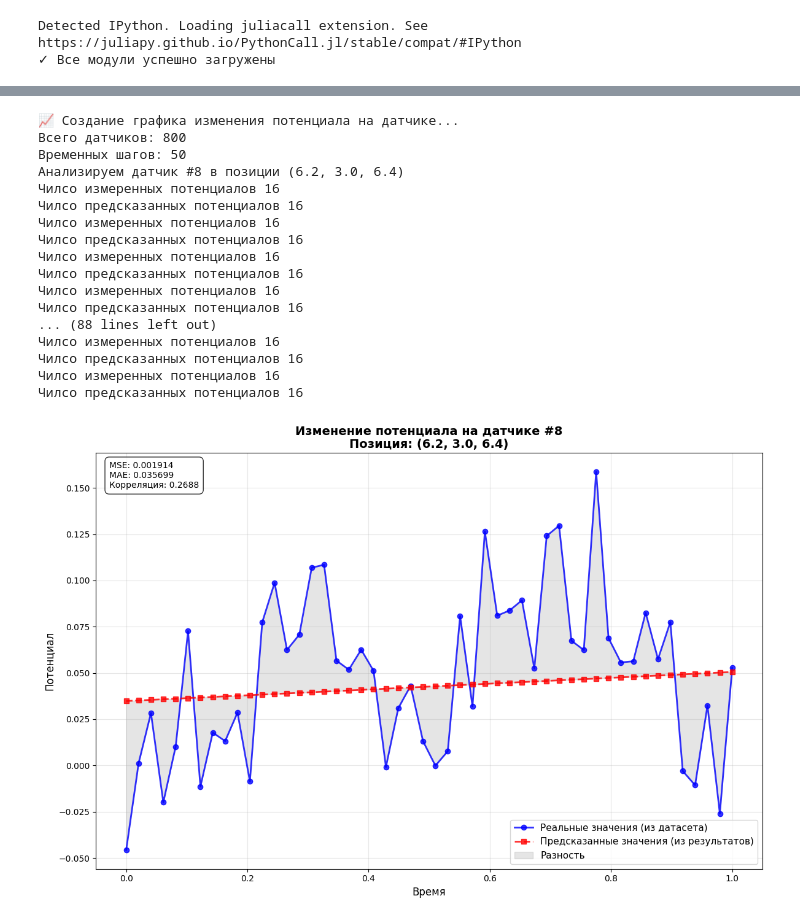
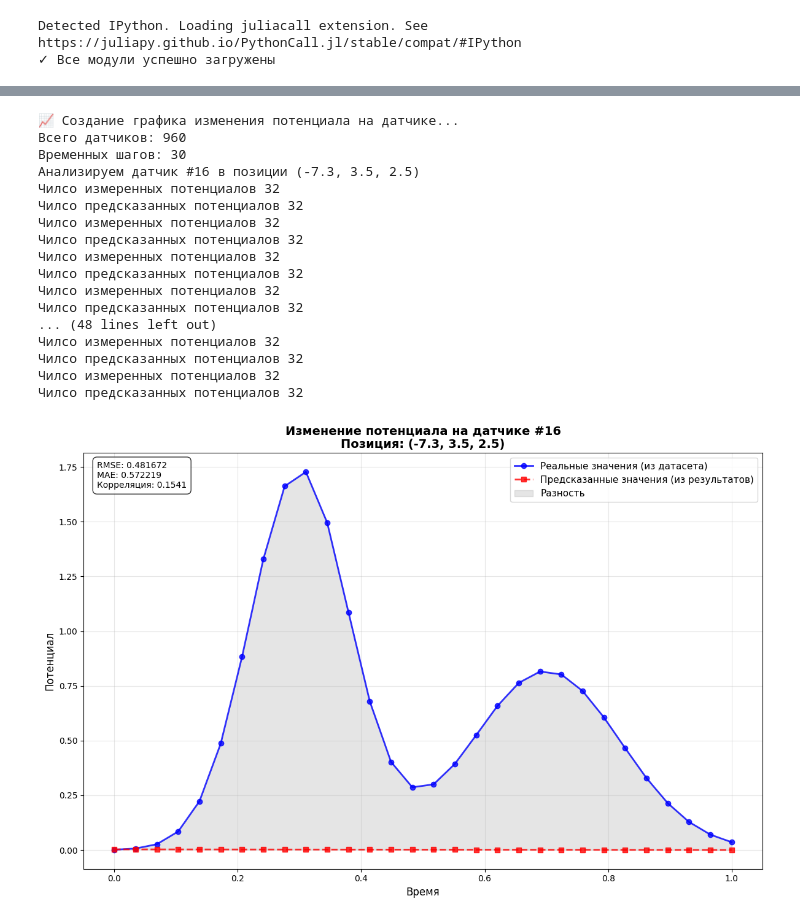
Before and after one commit to lopate/inverse-npde, a Jupyter notebook: examples/eeg_realistic_demo.ipynb, the cells around one changed output, grey strips where cells are left out. Cells and saved outputs as stored; diff of their text form; code cells hidden in the pictures.

```diff
--- a/examples/eeg_realistic_demo.ipynb
+++ b/examples/eeg_realistic_demo.ipynb
@@ -35,15 +35,15 @@ Detected IPython. Loading juliacall extension. See https://juliapy.github.io/Pyt
 # %%
 ## Шаг 1: Создание реалистичного EEG эксперимента
 # Создаем EEG эксперимент с реалистичными параметрами
-n_sensors = 16
+n_sensors = 32
 print("🧠 Создание реалистичного EEG эксперимента...")
 
 # Генерируем данные
 measured_points, generator = create_eeg_experiment(
     num_sensors=n_sensors,        # 32 датчика (для быстрого теста)
-    sampling_rate = 50,
+    sampling_rate = 30,
     duration = 1,
-    noise_level=0.03,      # Уровень шума 1%
+    noise_level=0,      # Уровень шума 1%
     save_visualization=True
 
 )
@@ -138,15 +138,15 @@ solver = EEGInverseSolver(
 
     neural_config={
             "input_dim": 4,  # x, y, z, t
-            "hidden_layers": [32, 32],  # Скрытые слои
+            "hidden_layers": [32, 64, 32],  # Скрытые слои
             "output_dim": 8,  # φ, Ax, Ay, Az, ρ, jx, jy, jz
             "activation": "σ",  # sigmoid activation
             "use_gpu": True,  # Использовать GPU если доступен
     },
 
     optimization_config={
-        'optimizer': 'adam',
-        'learning_rate': 0.001,
+        'optimizer': 'adam',  # Используем L-BFGS для лучшей сходимости
+        'learning_rate': 0.005,
         'max_iterations': 500,  # Увеличиваем для EEG
         'log_frequency': 25,
         'use_tensorboard': False,
@@ -154,16 +154,29 @@ solver = EEGInverseSolver(
     },
 
     domain={
-        'x_range': [-20.0, 20.0],
-        'y_range': [-20.0, 20.0],
-        'z_range': [-20.0, 20.0],
+        'x_range': [-13.0, 13.0],
+        'y_range': [-13.0, 13.0],
+        'z_range': [-13.0, 13.0],
         't_range': [0.0, 1],  # Соответствует продолжительности 0.5 сек
-        'num_points': 100,
+        'num_points': 4096, # 65536 точек для EEG (уменьшено для быстрого теста)
     },
+
+    pml_config = PMLConfig(
+        enabled=True,
+        pml_thickness_ratio=0.15,
+        polynomial_order=3,
+        sigma_max=None, # Автоматический расчет
+        kappa_max=None, # Автоматический расчет
+        alpha_max=None, # Автоматический расчет
+    ),
+
     loss_config = {
         "lambda_pde": 1.0,
         "lambda_bc": 1.0,
-        "lambda_data": 30.0,
+        "lambda_data_init": 1.0,
+        "alpha_data": 2.0,  # L_data будет поддерживаться равной 2 * L_pde
+        "lambda_min": None,
+        "lambda_max": None,
     }
 )
 
@@ -349,51 +367,51 @@ plt.plot(time_sorted, predicted_sorted, 'r--s', linewidth=2, markersize=6,
 plt.fill_between(time_sorted, measured_sorted, predicted_sorted,
                 alpha=0.2, color='gray', label='Разность')
 
 plt.title(f'Изменение потенциала на датчике #{sensor_idx}\n'
           f'Позиция: ({x_coords[sensor_idx]:.1f}, {y_coords[sensor_idx]:.1f}, {z_coords[sensor_idx]:.1f})',
           fontsize=14, fontweight='bold')
 
 plt.xlabel('Время', fontsize=12)
 plt.ylabel('Потенциал', fontsize=12)
 plt.legend(fontsize=11)
 plt.grid(True, alpha=0.3)
 
 # Добавляем статистику
-mse = np.mean([(m - p)**2 for m, p in zip(measured_sorted, predicted_sorted)])
+rmse = np.std(np.array(measured_sorted) - np.array(predicted_sorted))
 mae = np.mean([abs(m - p) for m, p in zip(measured_sorted, predicted_sorted)])
 correlation = np.corrcoef(measured_sorted, predicted_sorted)[0, 1]
 
-plt.text(0.02, 0.98, f'MSE: {mse:.6f}\nMAE: {mae:.6f}\nКорреляция: {correlation:.4f}',
+plt.text(0.02, 0.98, f'RMSE: {rmse:.6f}\nMAE: {mae:.6f}\nКорреляция: {correlation:.4f}',
          transform=plt.gca().transAxes, fontsize=10,
          verticalalignment='top',
          bbox=dict(boxstyle='round,pad=0.5', facecolor='white', alpha=0.8))
 
 plt.tight_layout()
 plt.savefig('figures/sensor_potential_comparison.png', dpi=300, bbox_inches='tight')
 plt.show()
 
 print(f"✅ График сохранен в figures/sensor_potential_comparison.png")
 print(f"📊 Статистика для датчика #{sensor_idx}:")
-print(f"   MSE: {mse:.6f}")
+print(f"   RMSE: {rmse:.6f}")
 print(f"   MAE: {mae:.6f}")
 print(f"   Корреляция: {correlation:.4f}")
 # %% [output]
 📈 Создание графика изменения потенциала на датчике...
-Всего датчиков: 800
-Временных шагов: 50
-Анализируем датчик #8 в позиции (6.2, 3.0, 6.4)
-Чилсо измеренных потенциалов 16
-Чилсо предсказанных потенциалов 16
-Чилсо измеренных потенциалов 16
-Чилсо предсказанных потенциалов 16
-Чилсо измеренных потенциалов 16
-Чилсо предсказанных потенциалов 16
-Чилсо измеренных потенциалов 16
-Чилсо предсказанных потенциалов 16
-... (88 lines left out)
-Чилсо измеренных потенциалов 16
-Чилсо предсказанных потенциалов 16
-Чилсо измеренных потенциалов 16
-Чилсо предсказанных потенциалов 16
+Всего датчиков: 960
+Временных шагов: 30
+Анализируем датчик #16 в позиции (-7.3, 3.5, 2.5)
+Чилсо измеренных потенциалов 32
+Чилсо предсказанных потенциалов 32
+Чилсо измеренных потенциалов 32
+Чилсо предсказанных потенциалов 32
+Чилсо измеренных потенциалов 32
+Чилсо предсказанных потенциалов 32
+Чилсо измеренных потенциалов 32
+Чилсо предсказанных потенциалов 32
+... (48 lines left out)
+Чилсо измеренных потенциалов 32
+Чилсо предсказанных потенциалов 32
+Чилсо измеренных потенциалов 32
+Чилсо предсказанных потенциалов 32
-[figure, old version]
+[figure, new version]
 ✅ График сохранен в figures/sensor_potential_comparison.png
```
Also changed, not shown: parts of 11 cells of this notebook, 44 other files.
